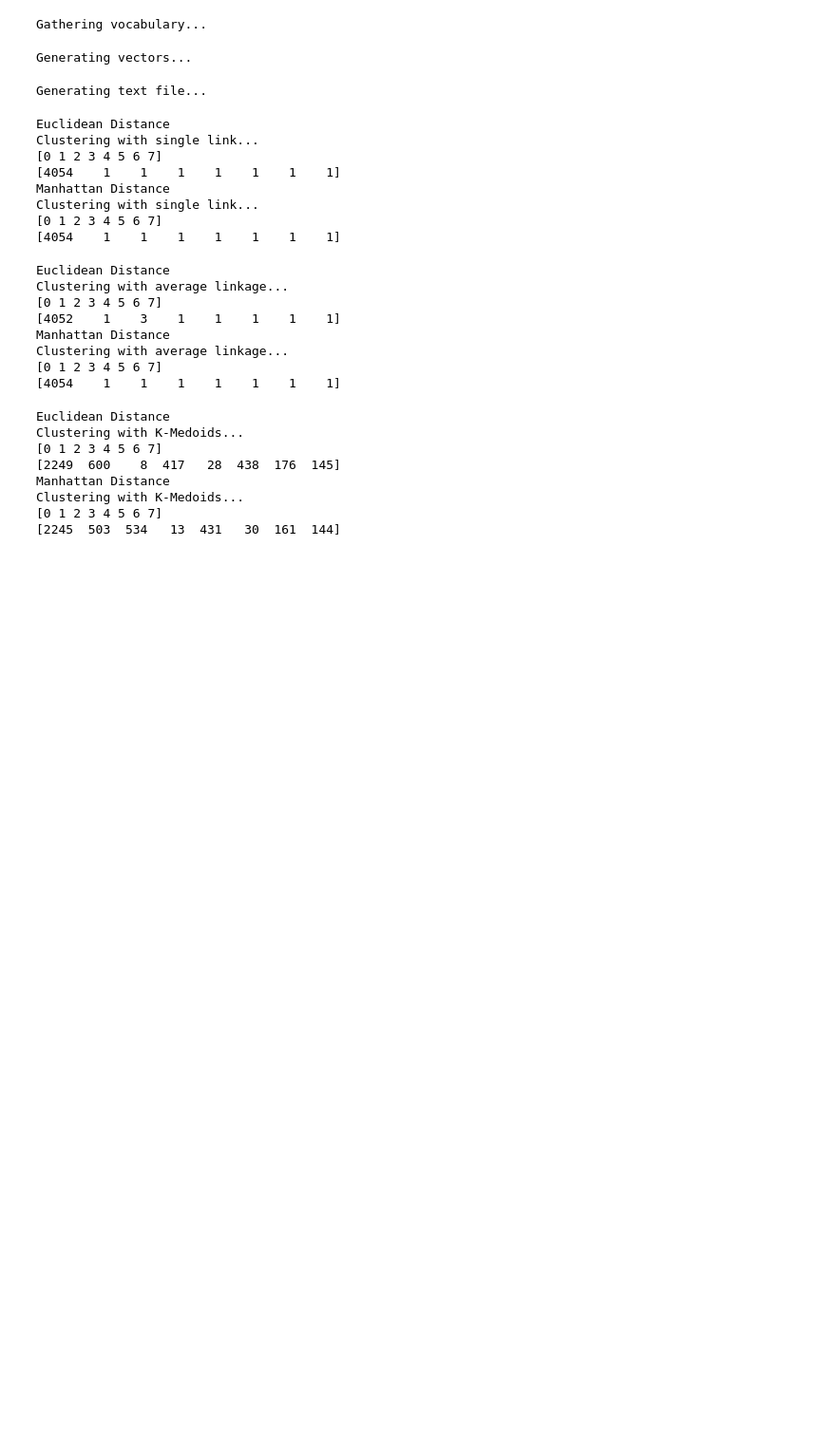
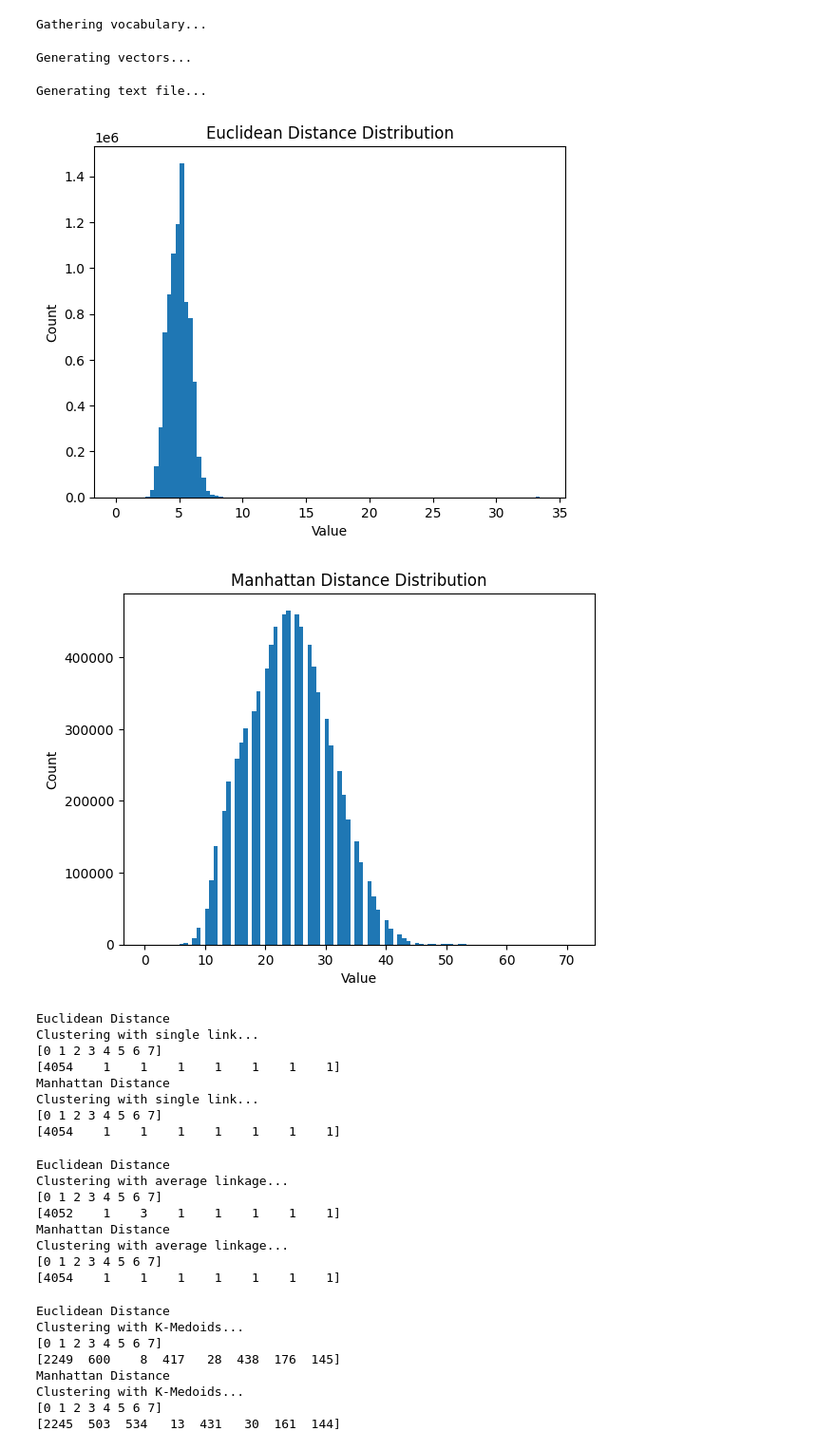
Before and after one commit to jpmchargue/CSDS435-P2, a Jupyter notebook: evaluate.ipynb, the cells around one changed output. Shown at 95% size. Saved outputs shown, nothing was run; the diff lists cells and outputs as text; code cells hidden in the pictures; blank space fills up the shorter version.

Commit message:
Added distance distribution visualization

```diff
--- a/evaluate.ipynb
+++ b/evaluate.ipynb
@@ -43,6 +43,22 @@ bow = parser.get_bag_of_words("cnnhealth.txt")
 Gathering vocabulary...
 Generating vectors...
 Generating text file...
+# %%
+from util import plot_dists
+import matplotlib.pyplot as plt
+
+ax = plt.subplot()
+plot_dists(ax, d_matrix)
+ax.set_title("Euclidean Distance Distribution")
+plt.show()
+
+ax = plt.subplot()
+plot_dists(ax, d_matrix_m)
+ax.set_title("Manhattan Distance Distribution")
+plt.show()
+# %% [output]
+[figure, added]
+[figure, added]
 # %%
 from single_link import SingleLink
 
```
Also changed, not shown: 1 other file.
